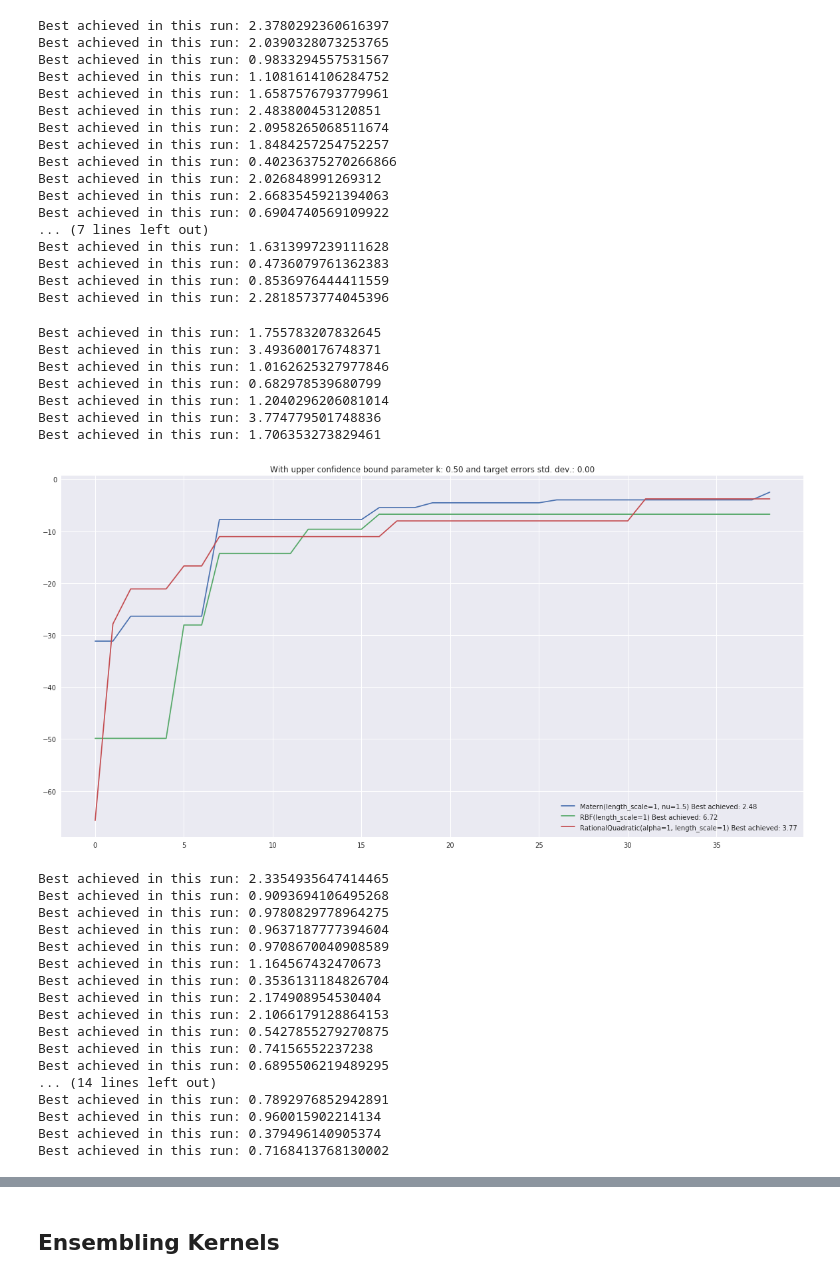
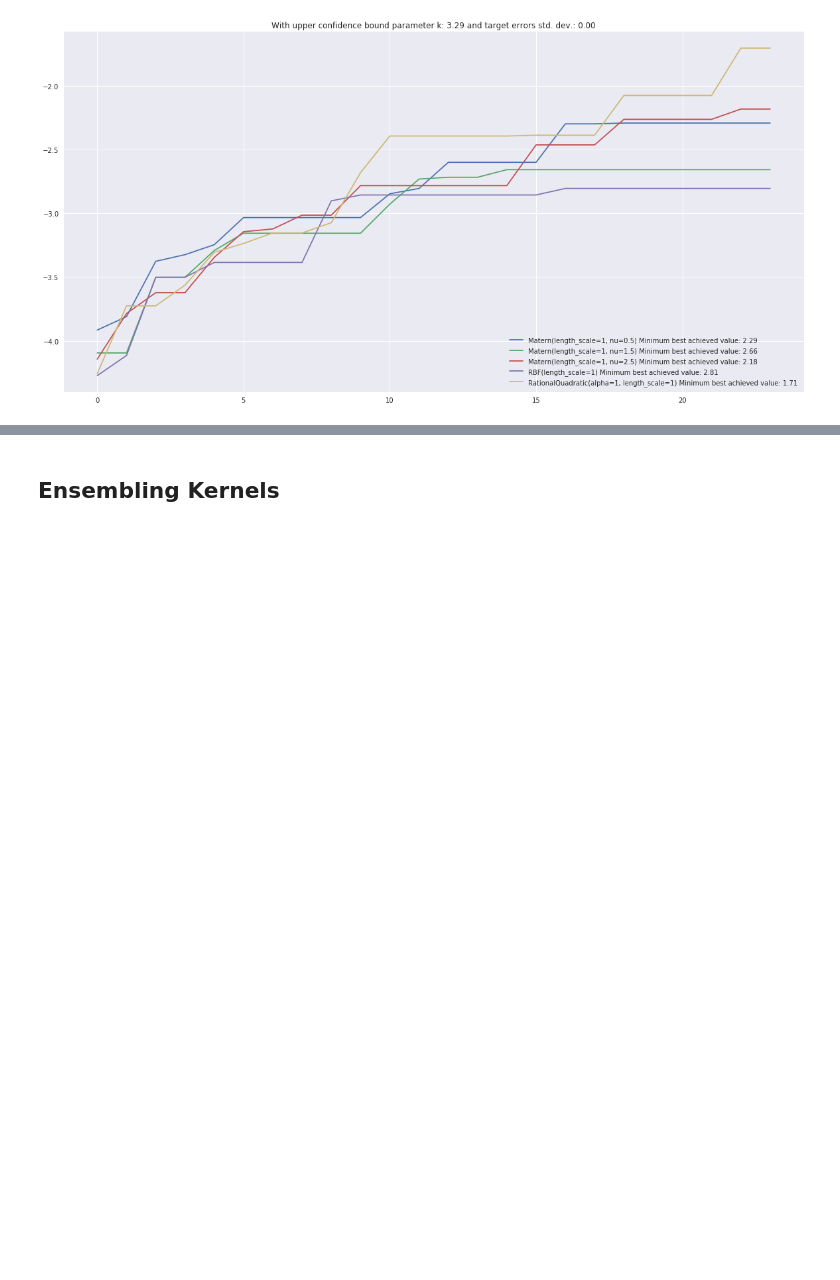
Before and after one commit to Westermann/bayes_opt, a Jupyter notebook: BayesianOptimizer.ipynb, the cells around one changed output, grey strips where cells are left out. Saved outputs shown, nothing was run; the diff lists cells and outputs as text; code cells hidden in the pictures; blank space fills up the shorter version.

```diff
--- a/BayesianOptimizer.ipynb
+++ b/BayesianOptimizer.ipynb
@@ -39,78 +35,37 @@ brannin_hoo(np.array(np.random.uniform((-5,0),(10,15))), e_std=0.1)
 # %%
-for k in [.5, 2.756]:
-    for e in [.0011, .1]:
+for k in [3.291]:
+    for e in [.001]:
         results = []
-        for i, kernel in enumerate([Matern(), RBF(), RationalQuadratic()]):
+        for i, kernel in enumerate([Matern(nu=1/2), Matern(nu=3/2), Matern(nu=5/2), RBF(), RationalQuadratic()]):
             all_scores = []
-            for r in range(10):
+            for r in range(100):
                 ro = RangeOptimizer({
                     'x1': (-5., 10.),
                     'x2': (0., 15.)
                 }, kernel=kernel, init_observations=[
                     [1, 2, brannin_hoo(np.array([1, 2]), e_std=0.1)],
                     [1, 2, brannin_hoo(np.array([0, 0]), e_std=0.1)]
                 ], acquisition_params={
                     'k': k,
                     'type': 'upper_confidence_bound'
                 })
-                for t in range(40):
+                for t in range(25):
                     x = ro.suggest(return_dict=True)
                     y = - brannin_hoo([x['x1'], x['x2']], e_std=e) # negative to turn mimization into maximization
                     ro.update([x[fn] for fn in ro.feature_names], y)
 
-                print('Best achieved in this run: {}'.format(-ro.best_achieved[-1]))
+#                 print('Best achieved in this run: {}'.format(-ro.best_achieved[-1]))
                 all_scores.append(ro.best_achieved)
 
             avg_scores = np.stack(all_scores, axis=1).min(axis=1)
             results.append((avg_scores,str(kernel)))
 
         plt.figure(figsize=(20,10))
         for i, r in enumerate(results):
             plt.plot(r[0][1:], label='{} Minimum best achieved value: {:.2f}'.format(r[1], -np.max(r[0][1:])))
 
         plt.title('With upper confidence bound parameter k: {:.2f} and target errors std. dev.: {:.2f}'.format(k, e))
         plt.legend(loc=4)
         plt.show()
 # %% [output]
-Best achieved in this run: 2.3780292360616397
-Best achieved in this run: 2.0390328073253765
-Best achieved in this run: 0.9833294557531567
-Best achieved in this run: 1.1081614106284752
-Best achieved in this run: 1.6587576793779961
-Best achieved in this run: 2.483800453120851
-Best achieved in this run: 2.0958265068511674
-Best achieved in this run: 1.8484257254752257
-Best achieved in this run: 0.40236375270266866
-Best achieved in this run: 2.026848991269312
-Best achieved in this run: 2.6683545921394063
-Best achieved in this run: 0.6904740569109922
-... (7 lines left out)
-Best achieved in this run: 1.6313997239111628
-Best achieved in this run: 0.4736079761362383
-Best achieved in this run: 0.8536976444411559
-Best achieved in this run: 2.2818573774045396
-Best achieved in this run: 1.755783207832645
-Best achieved in this run: 3.493600176748371
-Best achieved in this run: 1.0162625327977846
-Best achieved in this run: 0.682978539680799
-Best achieved in this run: 1.2040296206081014
-Best achieved in this run: 3.774779501748836
-Best achieved in this run: 1.706353273829461
-[figure, old version]
+[figure, new version]
-Best achieved in this run: 2.3354935647414465
-Best achieved in this run: 0.9093694106495268
-Best achieved in this run: 0.9780829778964275
-Best achieved in this run: 0.9637187777394604
-Best achieved in this run: 0.9708670040908589
-Best achieved in this run: 1.164567432470673
-Best achieved in this run: 0.3536131184826704
-Best achieved in this run: 2.174908954530404
-Best achieved in this run: 2.1066179128864153
-Best achieved in this run: 0.5427855279270875
-Best achieved in this run: 0.74156552237238
-Best achieved in this run: 0.6895506219489295
-... (14 lines left out)
-Best achieved in this run: 0.7892976852942891
-Best achieved in this run: 0.960015902214134
-Best achieved in this run: 0.379496140905374
-Best achieved in this run: 0.7168413768130002
```
Also changed, not shown: parts of 12 cells of this notebook, 1 other file.
